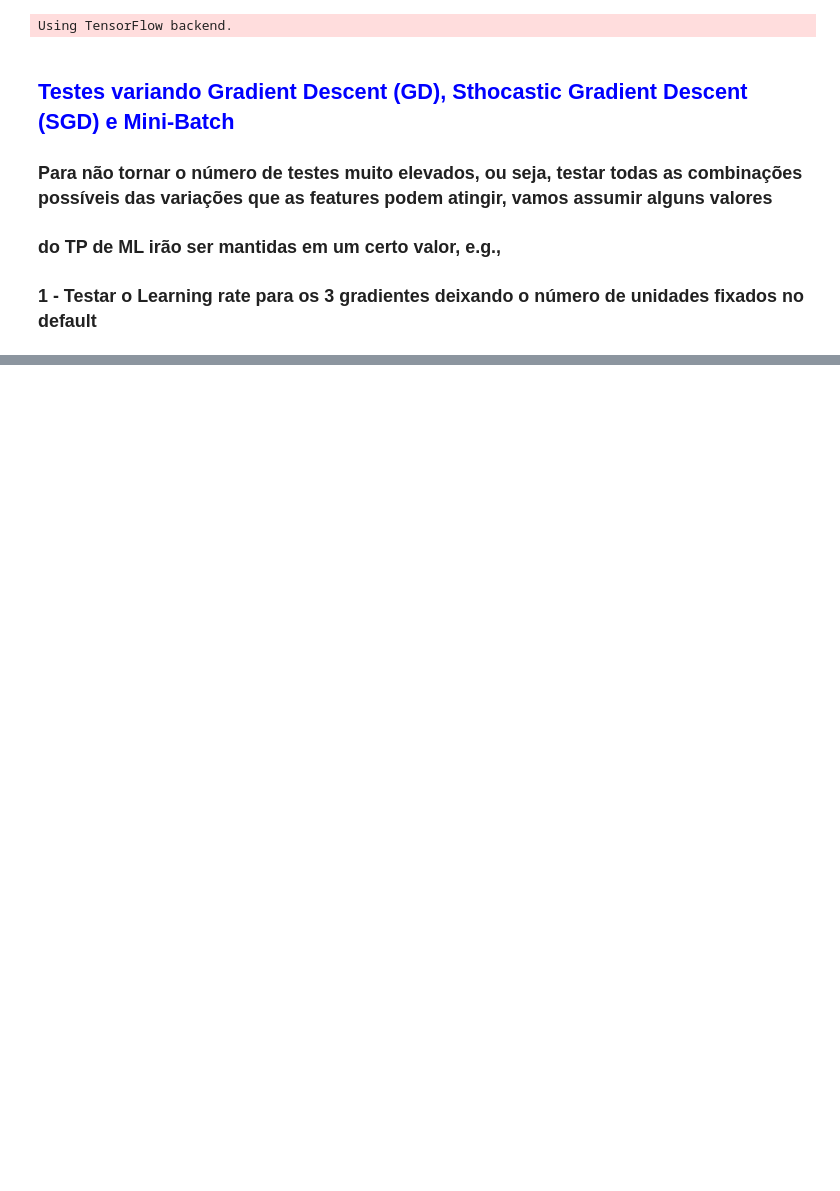
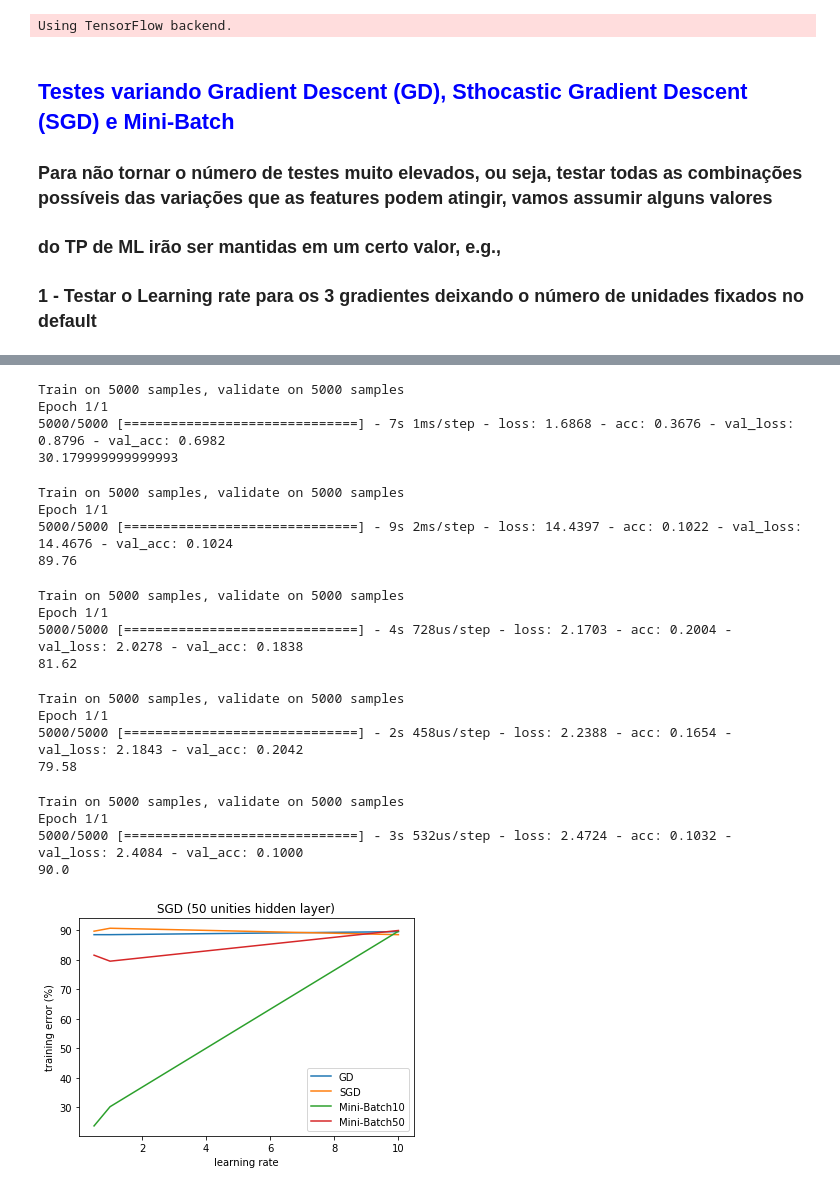
Before and after one commit to gesteves91/tp-ml, a Jupyter notebook: Neural-Network.ipynb, the cells around one changed output, grey strips where cells are left out. Drawn from its saved outputs; the diff is of its cells as text; code cells hidden in the pictures; blank space fills up the shorter version.

```diff
--- a/Neural-Network.ipynb
+++ b/Neural-Network.ipynb
@@ -560,0 +320,52 @@ plt.show()
+# %%
+# MB10, lr = 1, un = 50.
+use_model(1, 50, 'mb10')
+# %% [output]
+Train on 5000 samples, validate on 5000 samples
+Epoch 1/1
+5000/5000 [==============================] - 7s 1ms/step - loss: 1.6868 - acc: 0.3676 - val_loss: 0.8796 - val_acc: 0.6982
+30.179999999999993
+# %%
+# MB10, lr = 10, un = 50.
+use_model(10, 50, 'mb10')
+# %% [output]
+Train on 5000 samples, validate on 5000 samples
+Epoch 1/1
+5000/5000 [==============================] - 9s 2ms/step - loss: 14.4397 - acc: 0.1022 - val_loss: 14.4676 - val_acc: 0.1024
+89.76
+# %%
+# MB50, lr = 0.5, un = 50.
+use_model(0.5, 50, 'mb50')
+# %% [output]
+Train on 5000 samples, validate on 5000 samples
+Epoch 1/1
+5000/5000 [==============================] - 4s 728us/step - loss: 2.1703 - acc: 0.2004 - val_loss: 2.0278 - val_acc: 0.1838
+81.62
+# %%
+# MB50, lr = 1, un = 50.
+use_model(1, 50, 'mb50')
+# %% [output]
+Train on 5000 samples, validate on 5000 samples
+Epoch 1/1
+5000/5000 [==============================] - 2s 458us/step - loss: 2.2388 - acc: 0.1654 - val_loss: 2.1843 - val_acc: 0.2042
+79.58
+# %%
+# MB50, lr = 10, un = 50.
+use_model(10, 50, 'mb50')
+# %% [output]
+Train on 5000 samples, validate on 5000 samples
+Epoch 1/1
+5000/5000 [==============================] - 3s 532us/step - loss: 2.4724 - acc: 0.1032 - val_loss: 2.4084 - val_acc: 0.1000
+90.0
+# %%
+plt.plot(inputsGD, outputsGD, label='GD')
+plt.plot(inputsSGD, outputsSGD, label='SGD')
+plt.plot(inputsMiniBatch10, outputsMiniBatch10, label='Mini-Batch10')
+plt.plot(inputsMiniBatch50, outputsMiniBatch50, label='Mini-Batch50')
+plt.xlabel('learning rate')
+plt.ylabel('training error (%)')
+plt.title("SGD (50 unities hidden layer)")
+plt.legend()
+plt.show()
+# %% [output]
+[figure, added]
```
Also changed, not shown: parts of 52 cells of this notebook.
